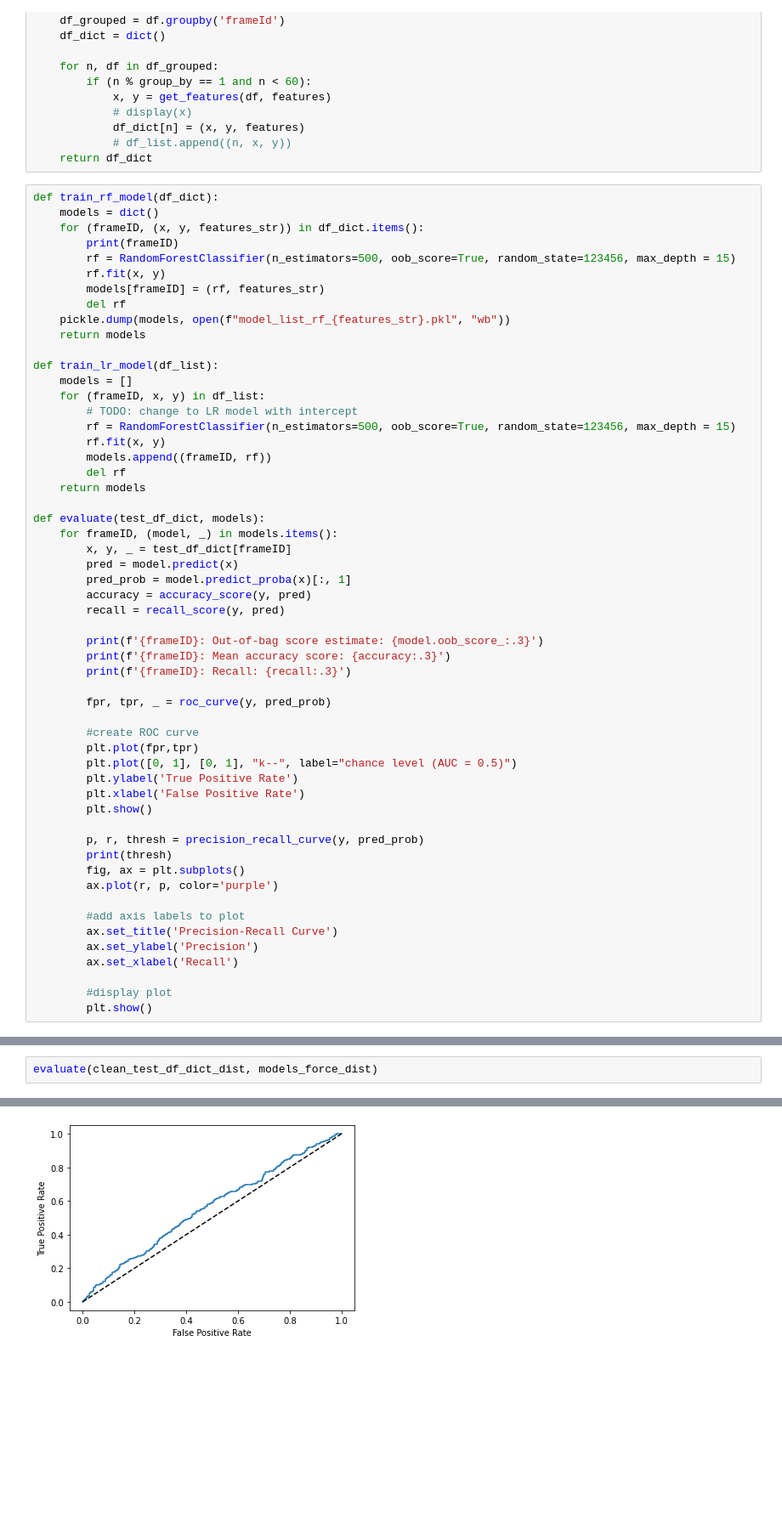
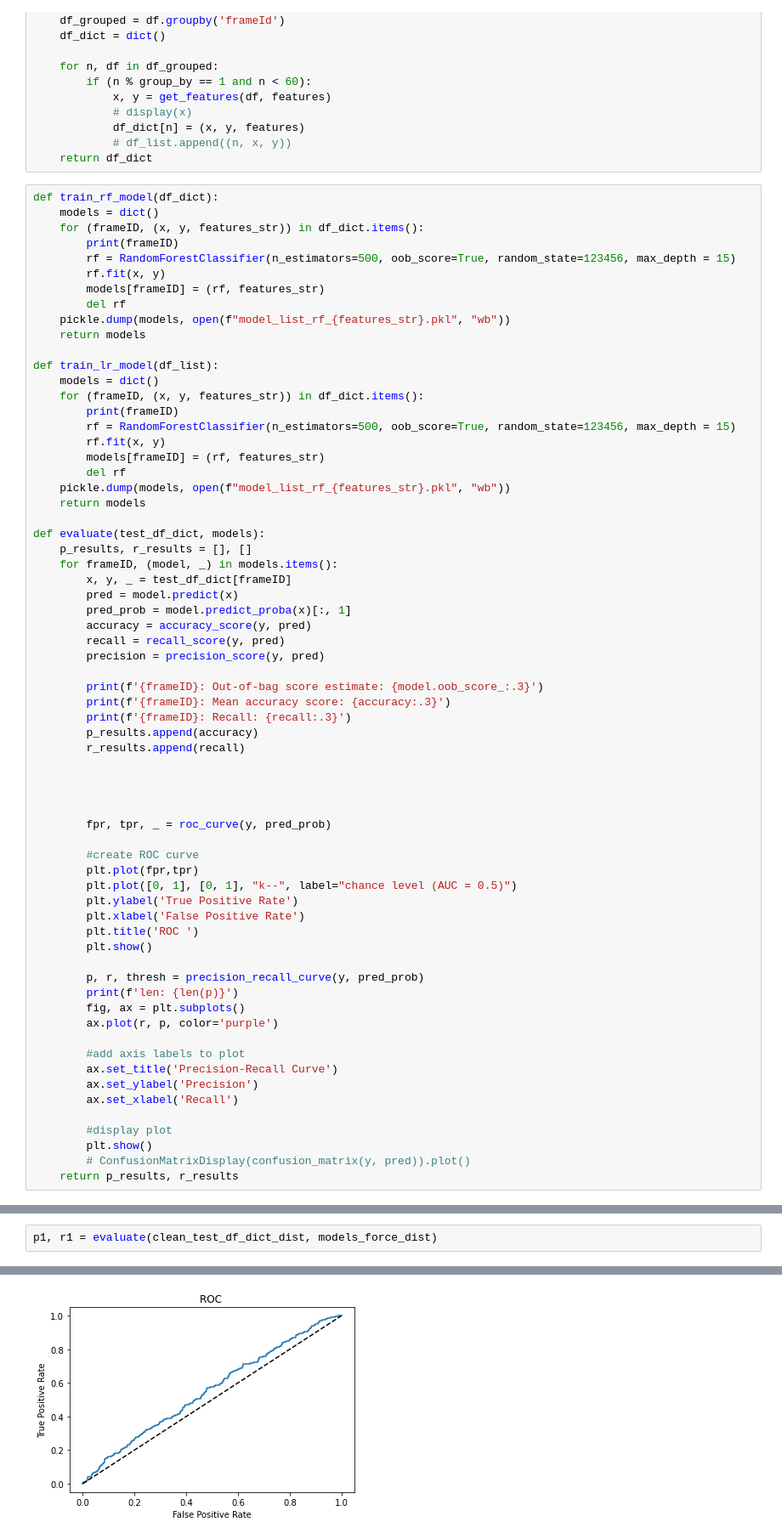
Before and after one commit to hlian188/NFLBigDataBowl, a Jupyter notebook: snapshot modelling.ipynb, the cells around one changed output, grey strips where cells are left out. Shown at 85% size. Cells and saved outputs as stored; diff of their text form; blank space fills up the shorter version.

```diff
--- a/snapshot modelling.ipynb
+++ b/snapshot modelling.ipynb
@@ -109,26 +106,34 @@ def train_rf_model(df_dict):
     return models
 
 def train_lr_model(df_list):
-    models = []
-    for (frameID, x, y) in df_list:
-        # TODO: change to LR model with intercept
+    models = dict()
+    for (frameID, (x, y, features_str)) in df_dict.items():
+        print(frameID)
         rf = RandomForestClassifier(n_estimators=500, oob_score=True, random_state=123456, max_depth = 15)
         rf.fit(x, y)
-        models.append((frameID, rf))
+        models[frameID] = (rf, features_str)
         del rf
+    pickle.dump(models, open(f"model_list_rf_{features_str}.pkl", "wb"))
     return models
 
 def evaluate(test_df_dict, models):
+    p_results, r_results = [], []
     for frameID, (model, _) in models.items():
         x, y, _ = test_df_dict[frameID]
         pred = model.predict(x)
         pred_prob = model.predict_proba(x)[:, 1]
         accuracy = accuracy_score(y, pred)
         recall = recall_score(y, pred)
+        precision = precision_score(y, pred)
 
         print(f'{frameID}: Out-of-bag score estimate: {model.oob_score_:.3}')
         print(f'{frameID}: Mean accuracy score: {accuracy:.3}')
         print(f'{frameID}: Recall: {recall:.3}')
+        p_results.append(accuracy)
+        r_results.append(recall)
+
+
+
 
         fpr, tpr, _ = roc_curve(y, pred_prob)
 
@@ -137,10 +142,11 @@ def evaluate(test_df_dict, models):
         plt.plot([0, 1], [0, 1], "k--", label="chance level (AUC = 0.5)")
         plt.ylabel('True Positive Rate')
         plt.xlabel('False Positive Rate')
+        plt.title('ROC ')
         plt.show()
 
         p, r, thresh = precision_recall_curve(y, pred_prob)
-        print(thresh)
+        print(f'len: {len(p)}')
         fig, ax = plt.subplots()
         ax.plot(r, p, color='purple')
 
@@ -151,4 +157,6 @@ def evaluate(test_df_dict, models):
 
         #display plot
         plt.show()
+        # ConfusionMatrixDisplay(confusion_matrix(y, pred)).plot()
+    return p_results, r_results
 # %%
@@ -221,4 +224,4 @@ evaluate(clean_test_df_dict_force_simple, models_force_simple)
 ... (36 outputs left out)
 # %%
-evaluate(clean_test_df_dict_dist, models_force_dist)
+p1, r1 = evaluate(clean_test_df_dict_dist, models_force_dist)
 # %% [output]
@@ -228 +231 @@ evaluate(clean_test_df_dict_dist, models_force_dist)
-[figure, old version]
+[figure, new version]
```
Also changed, not shown: parts of 11 cells of this notebook, 5 other files.
